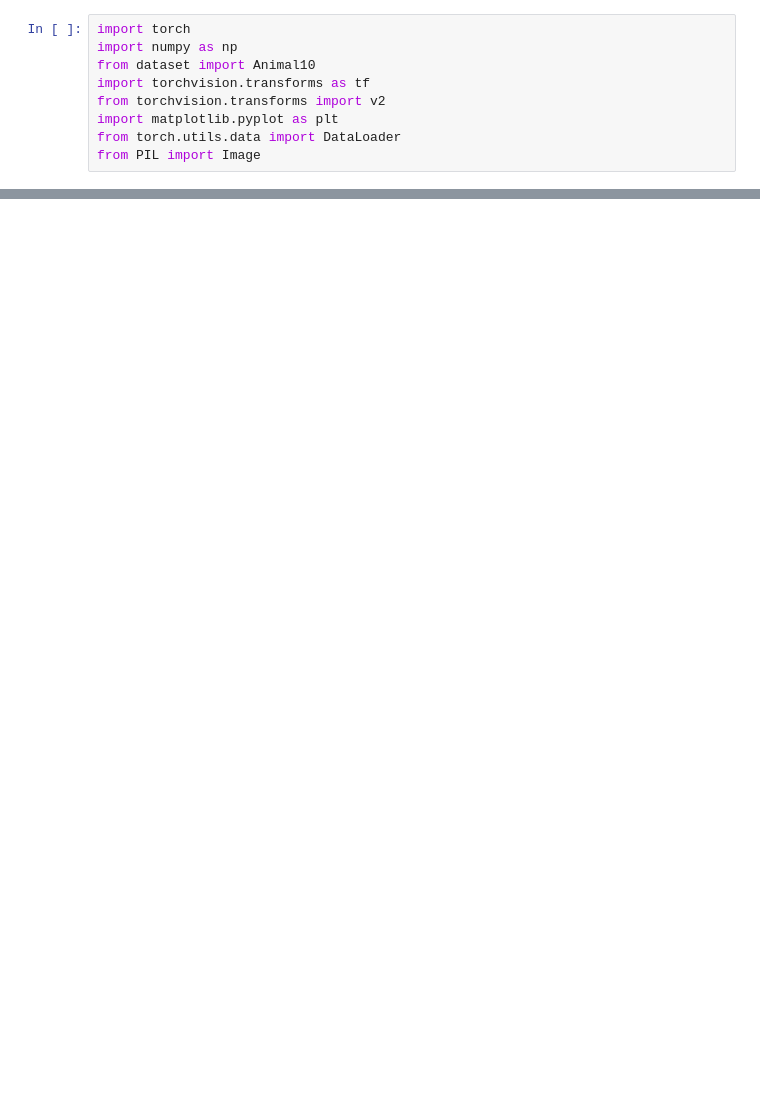
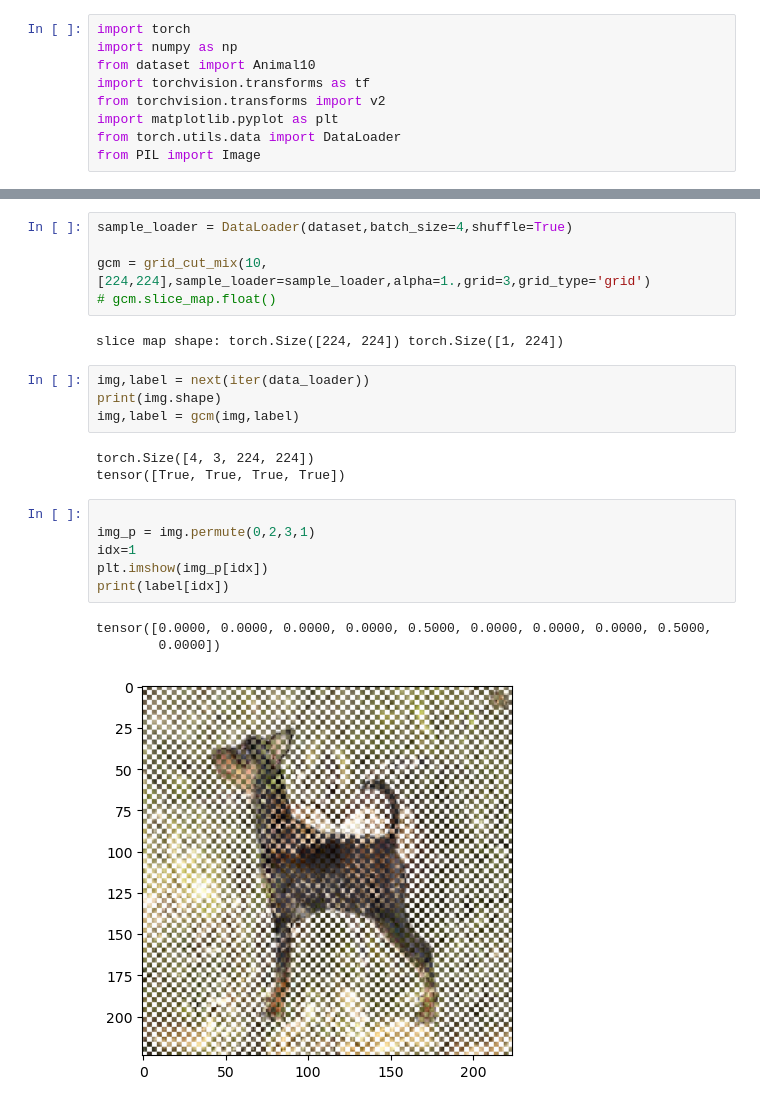
Before and after one commit to zionia4758/grid_cutmix, a Jupyter notebook: visualize.ipynb, the cells around one changed output, grey strips where cells are left out. Saved outputs shown, nothing was run; the diff lists cells and outputs as text; blank space fills up the shorter version.

Commit message:
grid_cutmix 실험(type:grid, interval:3)

```diff
--- a/visualize.ipynb
+++ b/visualize.ipynb
@@ -32,0 +76,24 @@ tensor([0.0000, 0.0000, 0.0000, 0.0000, 0.3805, 0.0000, 0.0000, 0.0000, 0.6195,
+# %%
+sample_loader = DataLoader(dataset,batch_size=4,shuffle=True)
+
+gcm = grid_cut_mix(10,[224,224],sample_loader=sample_loader,alpha=1.,grid=3,grid_type='grid')
+# gcm.slice_map.float()
+# %% [output]
+slice map shape: torch.Size([224, 224]) torch.Size([1, 224])
+# %%
+img,label = next(iter(data_loader))
+print(img.shape)
+img,label = gcm(img,label)
+# %% [output]
+torch.Size([4, 3, 224, 224])
+tensor([True, True, True, True])
+# %%
+
+img_p = img.permute(0,2,3,1)
+idx=1
+plt.imshow(img_p[idx])
+print(label[idx])
+# %% [output]
+tensor([0.0000, 0.0000, 0.0000, 0.0000, 0.5000, 0.0000, 0.0000, 0.0000, 0.5000,
+        0.0000])
+[figure, added]
```
Also changed, not shown: parts of 5 cells of this notebook, 2 other files.
